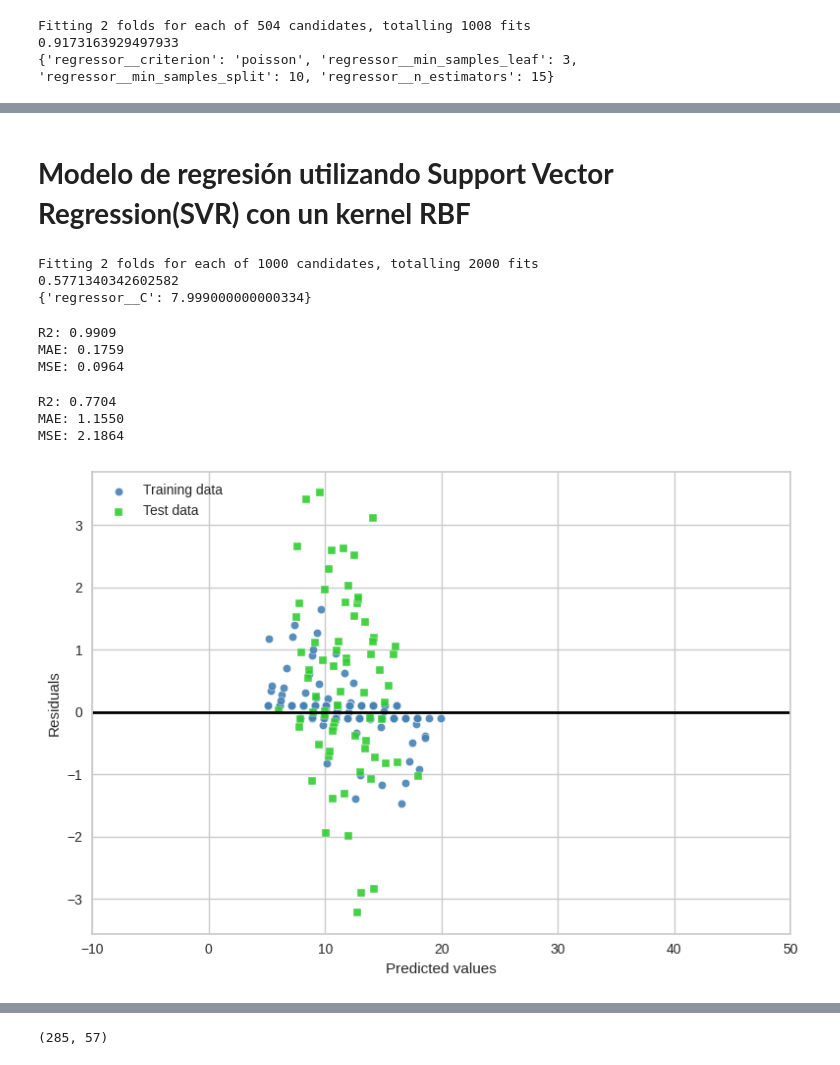
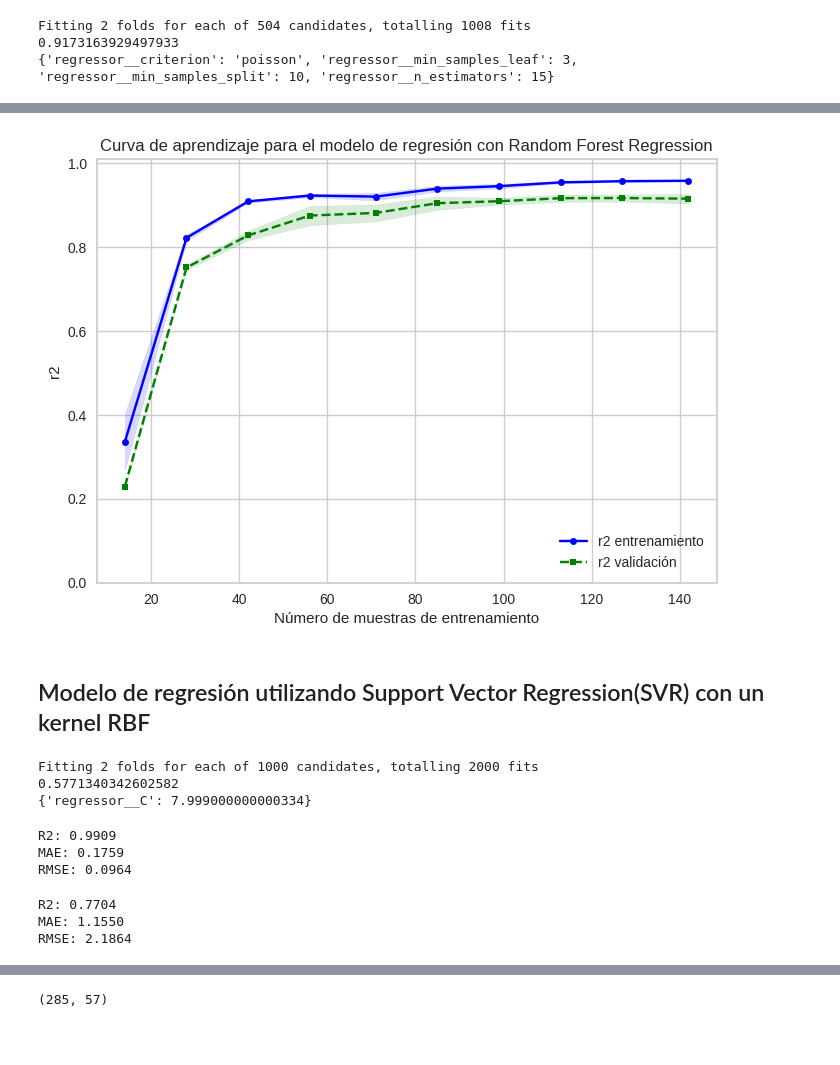
Before and after one commit to DanielaVL/PrediccionRendimientoAcademico, a Jupyter notebook: ModelosML_CursoMatematicas.ipynb, the cells around one changed output, grey strips where cells are left out. Drawn from its saved outputs; the diff is of its cells as text; code cells hidden in the pictures; blank space fills up the shorter version.

```diff
--- a/ModelosML_CursoMatematicas.ipynb
+++ b/ModelosML_CursoMatematicas.ipynb
@@ -670,5 +517,11 @@ plt.show()
+# %%
+rf_regressor = gs.best_estimator_
+plot_learning_curve(rf_regressor, X_train, y_train, cv=cv_value, scoring="r2",
+                    title="Curva de aprendizaje para el modelo de regresión con Random Forest Regression")
+# %% [output]
+[figure, added]
 # %% [markdown]
-# **Modelo de regresión utilizando Support Vector Regression(SVR) con un kernel RBF**
+## Modelo de regresión utilizando Support Vector Regression(SVR) con un kernel RBF
 # %%
 # Se crea una canalización con escalado y modelo de Support Vector Regression
 scaler = MinMaxScaler()
@@ -702,48 +555,22 @@ Fitting 2 folds for each of 1000 candidates, totalling 2000 fits
 0.5771340342602582
 {'regressor__C': 7.999000000000334}
 # %%
-y_pred_train = gs_svr.predict(X_train)
+y_pred_train_svr = gs_svr.predict(X_train)
 
-print(f'R2: {r2_score(y_train, y_pred_train):.4f}')
-print(f'MAE: {mean_absolute_error(y_train, y_pred_train):.4f}')
-print(f'MSE: {mean_squared_error(y_train, y_pred_train):.4f}')
+print(f'R2: {r2_score(y_train, y_pred_train_svr):.4f}')
+print(f'MAE: {mean_absolute_error(y_train, y_pred_train_svr):.4f}')
+print(f'RMSE: {mean_squared_error(y_train, y_pred_train_svr):.4f}')
 # %% [output]
 R2: 0.9909
 MAE: 0.1759
-MSE: 0.0964
+RMSE: 0.0964
 # %%
-y_pred = gs_svr.predict(X_test)
+y_pred_test_svr = gs_svr.predict(X_test)
 
-print(f'R2: {r2_score(y_test, y_pred):.4f}')
-print(f'MAE: {mean_absolute_error(y_test, y_pred):.4f}')
-print(f'MSE: {mean_squared_error(y_test, y_pred):.4f}')
+print(f'R2: {r2_score(y_test, y_pred_test_svr):.4f}')
+print(f'MAE: {mean_absolute_error(y_test, y_pred_test_svr):.4f}')
+print(f'RMSE: {mean_squared_error(y_test, y_pred_test_svr):.4f}')
 # %% [output]
 R2: 0.7704
 MAE: 1.1550
-MSE: 2.1864
+RMSE: 2.1864
-# %%
-plt.scatter(y_pred_train,
-            y_pred_train - y_train,
-            c='steelblue',
-            edgecolor='white',
-            marker='o',
-            s=35,
-            alpha=0.9,
-            label='Training data')
-plt.scatter(y_pred,
-            y_pred - y_test,
-            c='limegreen',
-            edgecolor='white',
-            marker='s',
-            s=35,
-            alpha=0.9,
-            label='Test data')
-plt.xlabel('Predicted values')
-plt.ylabel('Residuals')
-plt.legend(loc='upper left')
-plt.hlines(y=0, xmin=-10, xmax=50, lw=2, color='black')
-plt.xlim([-10, 50])
-plt.tight_layout()
-plt.show()
-# %% [output]
-[figure, removed]
```
Also changed, not shown: parts of 50 cells of this notebook.
